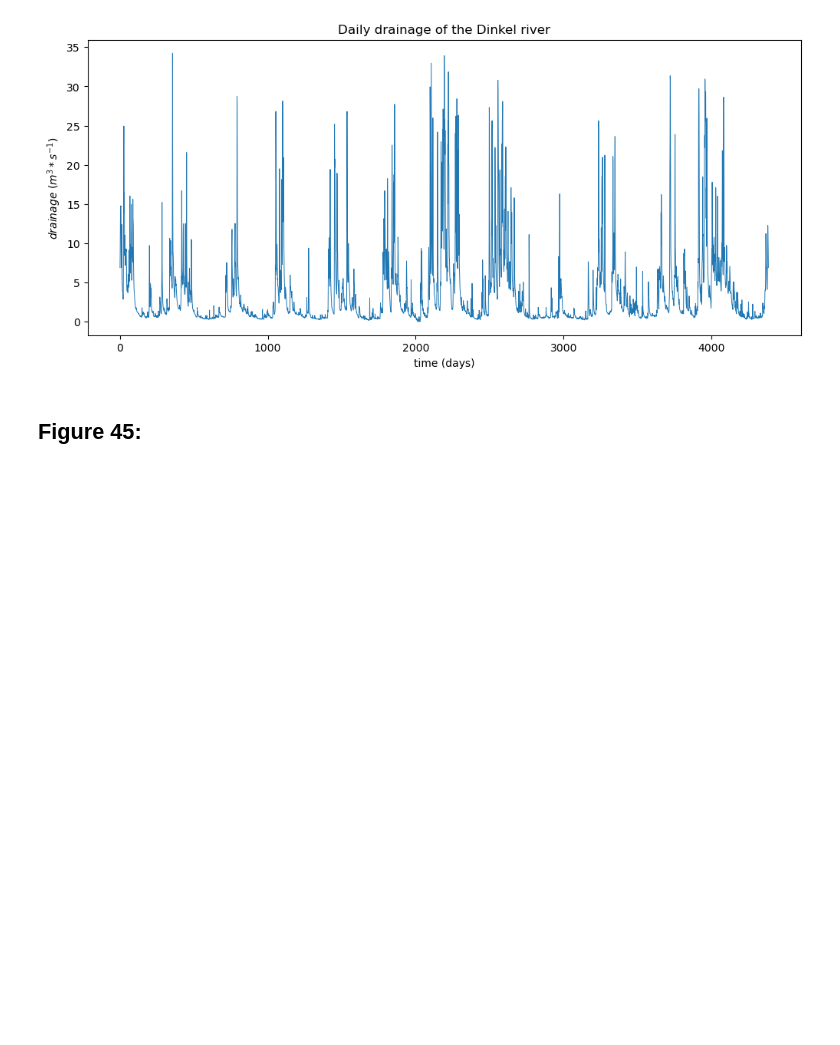
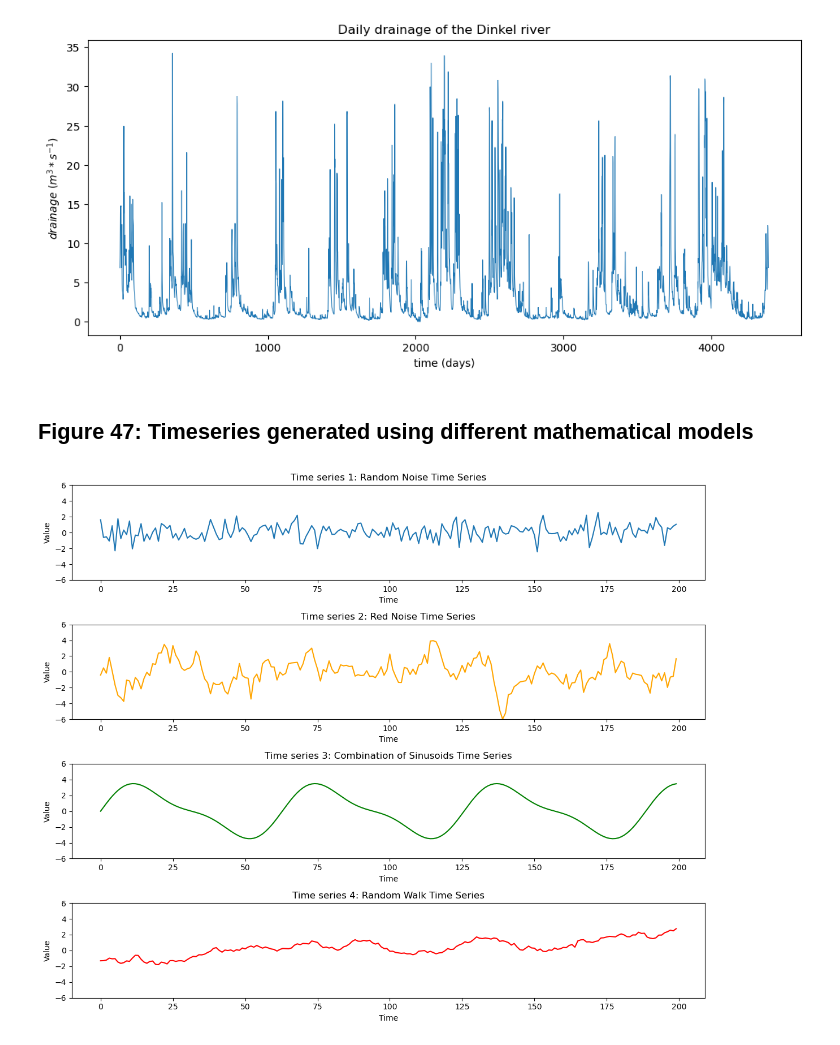
Before and after one commit to nielsjdewinter/VU_Data_analysis_Jupyter_labs, a Jupyter notebook: Syllabus_functions.ipynb, the cells around one changed output. Saved outputs shown, nothing was run; the diff lists cells and outputs as text; code cells hidden in the pictures; blank space fills up the shorter version.

Commit message:
Update Syllabus and Jupyter file with figures

```diff
--- a/Syllabus_functions.ipynb
+++ b/Syllabus_functions.ipynb
@@ -1237,4 +1237,66 @@ plt.title('Daily drainage of the Dinkel river')
 Text(0.5, 1.0, 'Daily drainage of the Dinkel river')
 [figure]
 # %% [markdown]
-## Figure 45:
+## Figure 47: Timeseries generated using different mathematical models
+# %%
+np.random.seed(1) # Set seed for reproducibility
+
+# Number of time points
+n = 200
+
+# Generate time series with different characteristics
+# 1. Random noise time series
+ts1 = np.random.normal(0, 1, n)
+
+# 2. Red noise (autocorrelated) time series
+ts2 = np.zeros(n)
+alpha = 0.8 # Set factor with which to multiply
+ts2[0] = np.random.normal(0, 1) # Set first value
+for t in range(1, n):
+    ts2[t] = alpha * ts2[t-1] + np.random.normal(0, 1) # Multiply previous value by the factor alpha and add random number
+
+# 3. Combination of sinusoids time series
+t = np.arange(n) # Create time vector
+ts3 = 3 * np.sin(t / 10) + np.sin(t / 5)
+
+# 4. Random walk time series
+ts4 = np.zeros(n)
+ts4[0] = np.random.normal(0, 1) # Set first value
+for t in range(1, n):
+    ts4[t] = ts4[t-1] + np.random.normal(0, 0.2) # Add random number to the previous value to obtain the next number
+
+# Plot all time series
+plt.figure(figsize=(12, 10))
+
+plt.subplot(4, 1, 1)
+plt.plot(ts1, label='Random Noise')
+plt.title('Time series 1: Random Noise Time Series')
+plt.xlabel('Time')
+plt.ylabel('Value')
+plt.ylim(-6, 6)
+
+plt.subplot(4, 1, 2)
+plt.plot(ts2, label='Red Noise (Autocorrelated)', color='orange')
+plt.title('Time series 2: Red Noise Time Series')
+plt.xlabel('Time')
+plt.ylabel('Value')
+plt.ylim(-6, 6)
+
+plt.subplot(4, 1, 3)
+plt.plot(ts3, label='Combination of Sinusoids', color='green')
+plt.title('Time series 3: Combination of Sinusoids Time Series')
+plt.xlabel('Time')
+plt.ylabel('Value')
+plt.ylim(-6, 6)
+
+plt.subplot(4, 1, 4)
+plt.plot(ts4, label='Random Walk', color='red')
+plt.title('Time series 4: Random Walk Time Series')
+plt.xlabel('Time')
+plt.ylabel('Value')
+plt.ylim(-6, 6)
+
+plt.tight_layout()
+plt.show()
+# %% [output]
+[figure, added]
```
Also changed, not shown: 1 other file.
